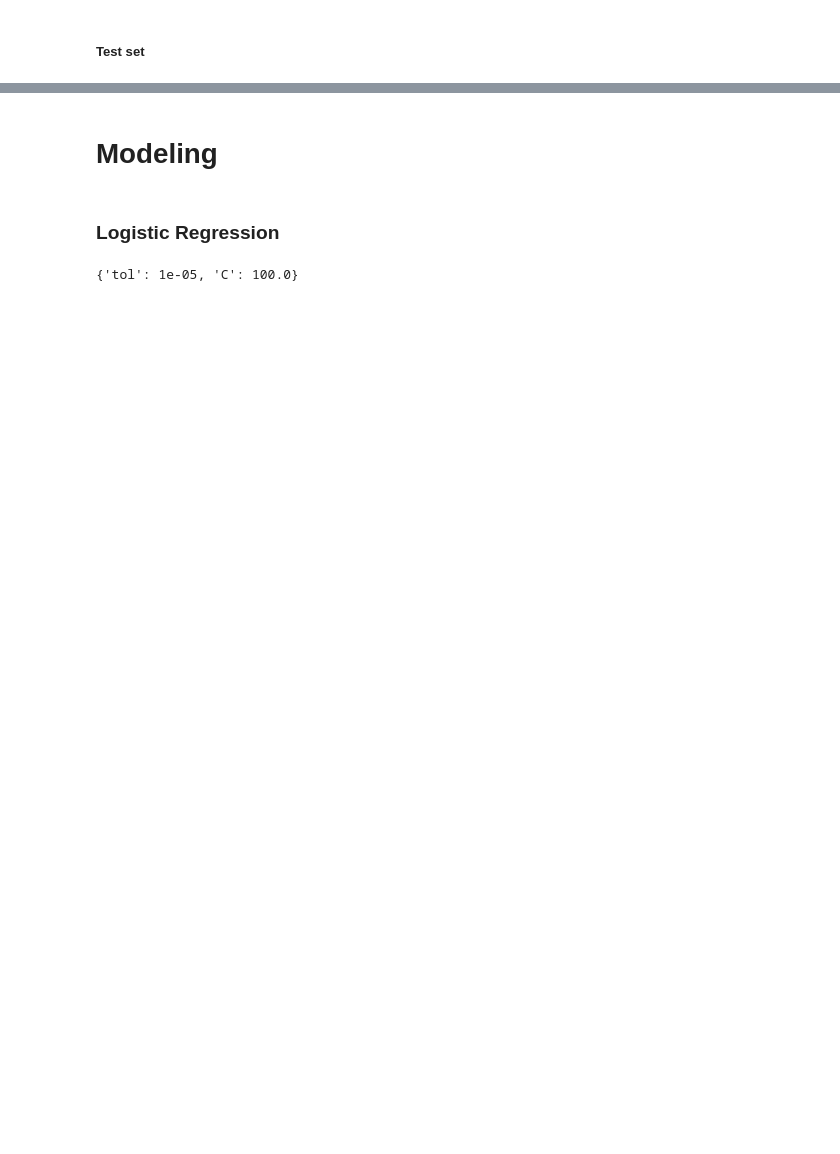
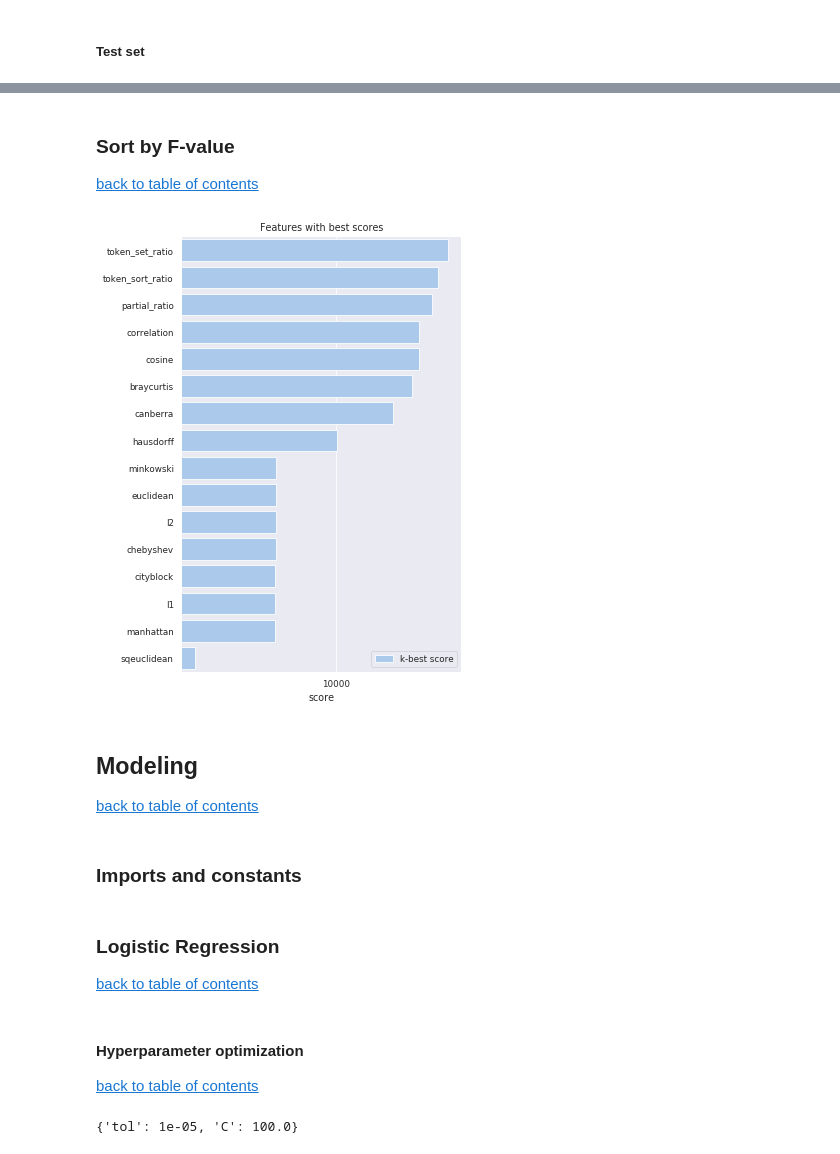
Before and after one commit to sirisurab/dupquest, a Jupyter notebook: src/tfidf_word2vec.ipynb, the cells around one changed output, grey strips where cells are left out. Drawn from its saved outputs; the diff is of its cells as text; code cells hidden in the pictures; blank space fills up the shorter version.

```diff
--- a/src/tfidf_word2vec.ipynb
+++ b/src/tfidf_word2vec.ipynb
@@ -15,5 +67,4 @@ from toolz import partition_all
 # %%
-#INPUT_BUCKET = 'dq-data'
-data_folder = '/media/siri/78C6823EC681FD1E/minio/data/dq-data/v3/'
-input_folder = '/media/siri/78C6823EC681FD1E/minio/data/dq-data/'
-#HASH_BUCKET = 'dq-hashed'
+f_path = '/media/siri/78C6823EC681FD1E/minio/data/'
+data_folder = f_path+'dq-data/v4/'
+input_folder = f_path+'dq-data/'
@@ -860,6 +833,20 @@ y_train_final = y_train.loc[X_train_final.index]
+# %% [markdown]
+<a id='feat_fval'></a>
+### Sort by F-value
+[back to table of contents](#toc)
 # %%
+y_train_final = y_train.loc[X_train_final.index]
+
 from sklearn.feature_selection import SelectKBest
 from sklearn.feature_selection import chi2, mutual_info_classif, f_classif
-kbest = SelectKBest(f_classif, k=10)
+kbest = SelectKBest(f_classif, k='all')
 X_new = kbest.fit_transform(X_train_final, y_train_final)
 X_new.shape
+
+kbest_scores = pd.DataFrame(np.hstack((kbest.scores_.reshape(-1,1),
+                                       kbest.pvalues_.reshape(-1,1),
+                                       np.array(X_train_final.columns).reshape(-1,1))),
+                            columns=['score','p-value', 'feature'])
+
+kbest_scores_sorted = kbest_scores.sort_values(by=['score'],ascending=False)
+kbest_scores_sorted
@@ -870,4 +852,0 @@ kbest_scores.sort_values(by=['score'],ascending=False)
-# %% [markdown]
-# Modeling
-# %% [markdown]
-### Logistic Regression
@@ -876,0 +853,13 @@ from sklearn.model_selection import GridSearchCV, RandomizedSearchCV
+# %%
+bar_plot_maker1(kbest_scores_sorted, value_col='score', name_col='feature',
+               label='k-best score', title='Features with best scores',
+               logscale=True, xticks=[1,3,5], xticklabels=['1','1000','100000'],
+               figsize=(5,8))
+# %% [output]
+[figure, added]
+# %% [markdown]
+<a id='model'></a>
+## Modeling
+[back to table of contents](#toc)
+# %% [markdown]
+### Imports and constants
@@ -877 +879,9 @@ from sklearn.model_selection import GridSearchCV, RandomizedSearchCV
+# %% [markdown]
+<a id='logr'></a>
+### Logistic Regression
+[back to table of contents](#toc)
+# %% [markdown]
+<a id='logr_hyp'></a>
+#### Hyperparameter optimization
+[back to table of contents](#toc)
 # %%
```
Also changed, not shown: parts of 275 cells of this notebook.
